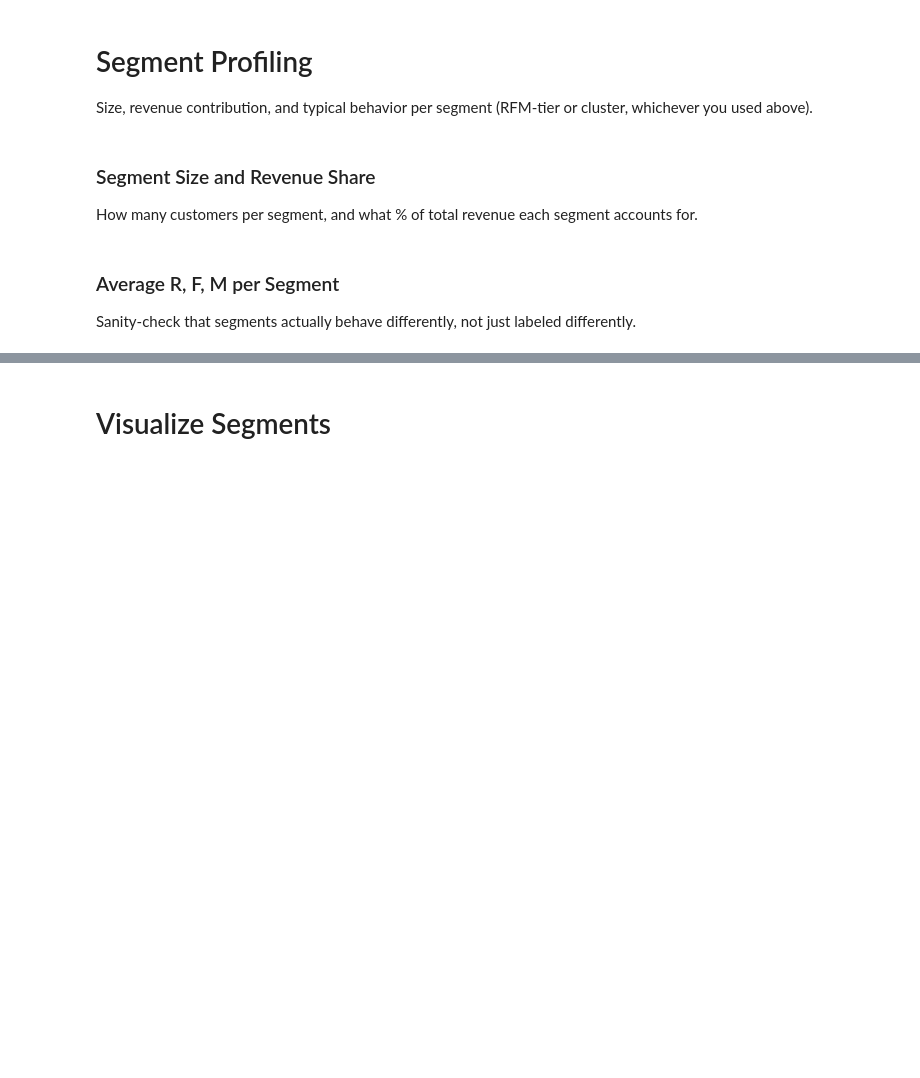
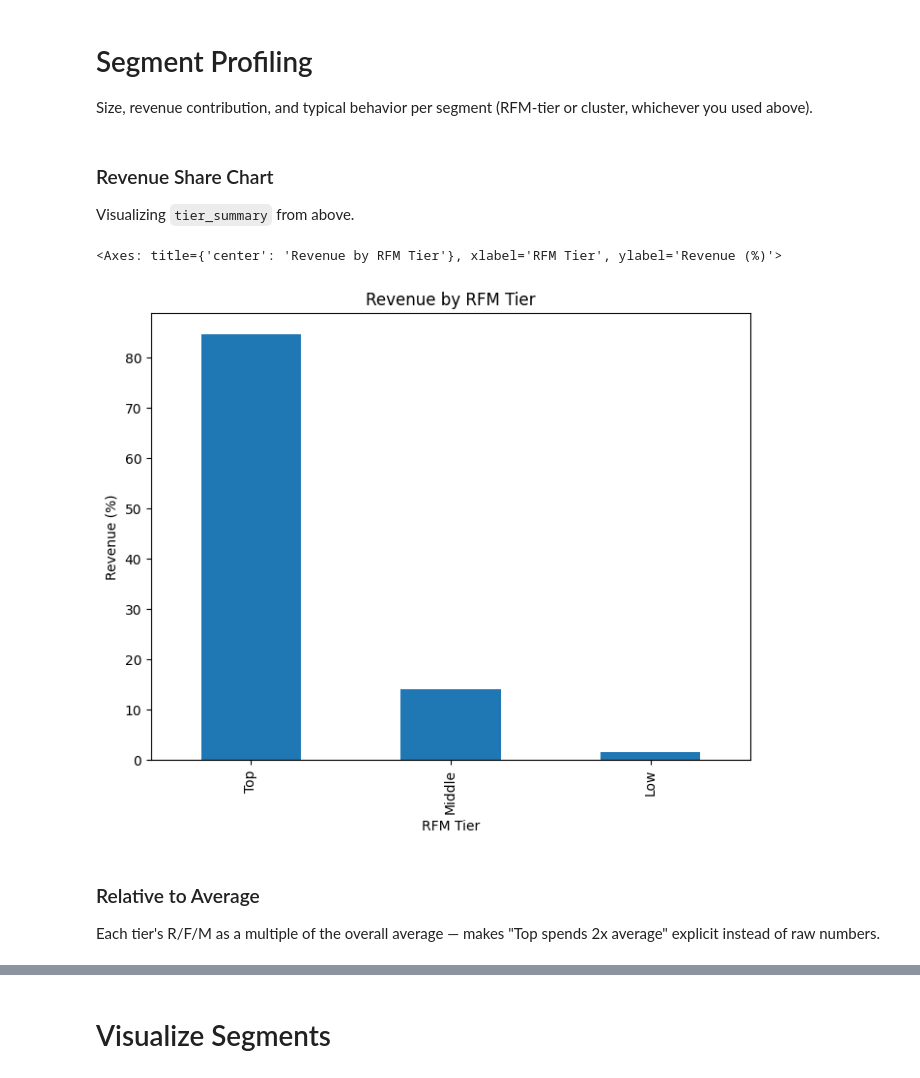
Before and after one commit to fionnadavoodian/online-retail-ii, a Jupyter notebook: notebooks/05_segmentation.ipynb, the cells around one changed output, grey strips where cells are left out. Cells and saved outputs as stored; diff of their text form; code cells hidden in the pictures; blank space fills up the shorter version.

```diff
--- a/notebooks/05_segmentation.ipynb
+++ b/notebooks/05_segmentation.ipynb
@@ -308,8 +308,20 @@ tier_summary
 # Segment Profiling
 Size, revenue contribution, and typical behavior per segment (RFM-tier or cluster, whichever you used above).
 # %% [markdown]
-### Segment Size and Revenue Share
-How many customers per segment, and what % of total revenue each segment accounts for.
+### Revenue Share Chart
+Visualizing `tier_summary` from above.
+# %%
+tier_summary.sort_values(by='pct_revenue', ascending=False).plot(
+    kind='bar',
+    y='pct_revenue',
+    title='Revenue by RFM Tier',
+    xlabel='RFM Tier',
+    ylabel='Revenue (%)',
+    legend=False,
+    figsize=(8, 6))
+# %% [output]
+<Axes: title={'center': 'Revenue by RFM Tier'}, xlabel='RFM Tier', ylabel='Revenue (%)'>
+[figure, added]
 # %% [markdown]
-### Average R, F, M per Segment
-Sanity-check that segments actually behave differently, not just labeled differently.
+### Relative to Average
+Each tier's R/F/M as a multiple of the overall average — makes "Top spends 2x average" explicit instead of raw numbers.
```
Also changed, not shown: parts of 4 cells of this notebook, 5 other files.
